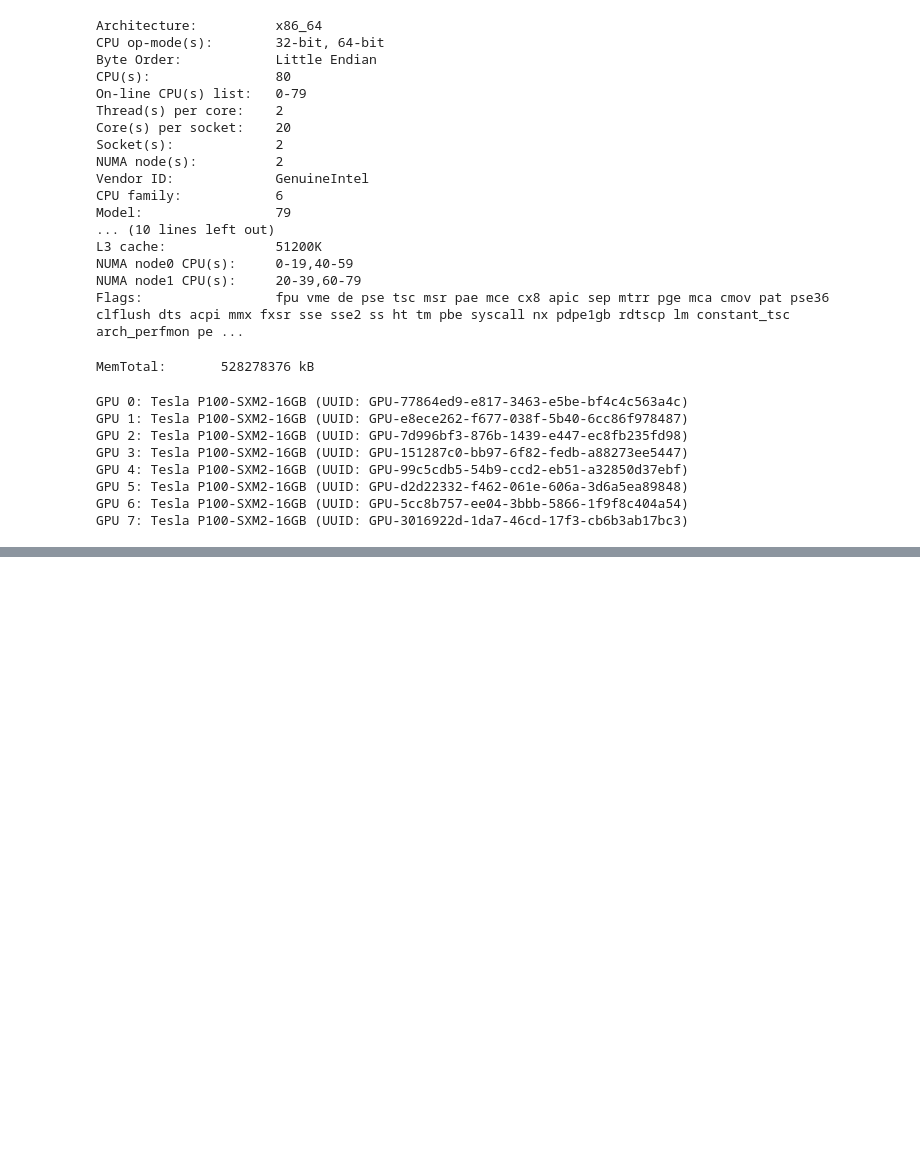
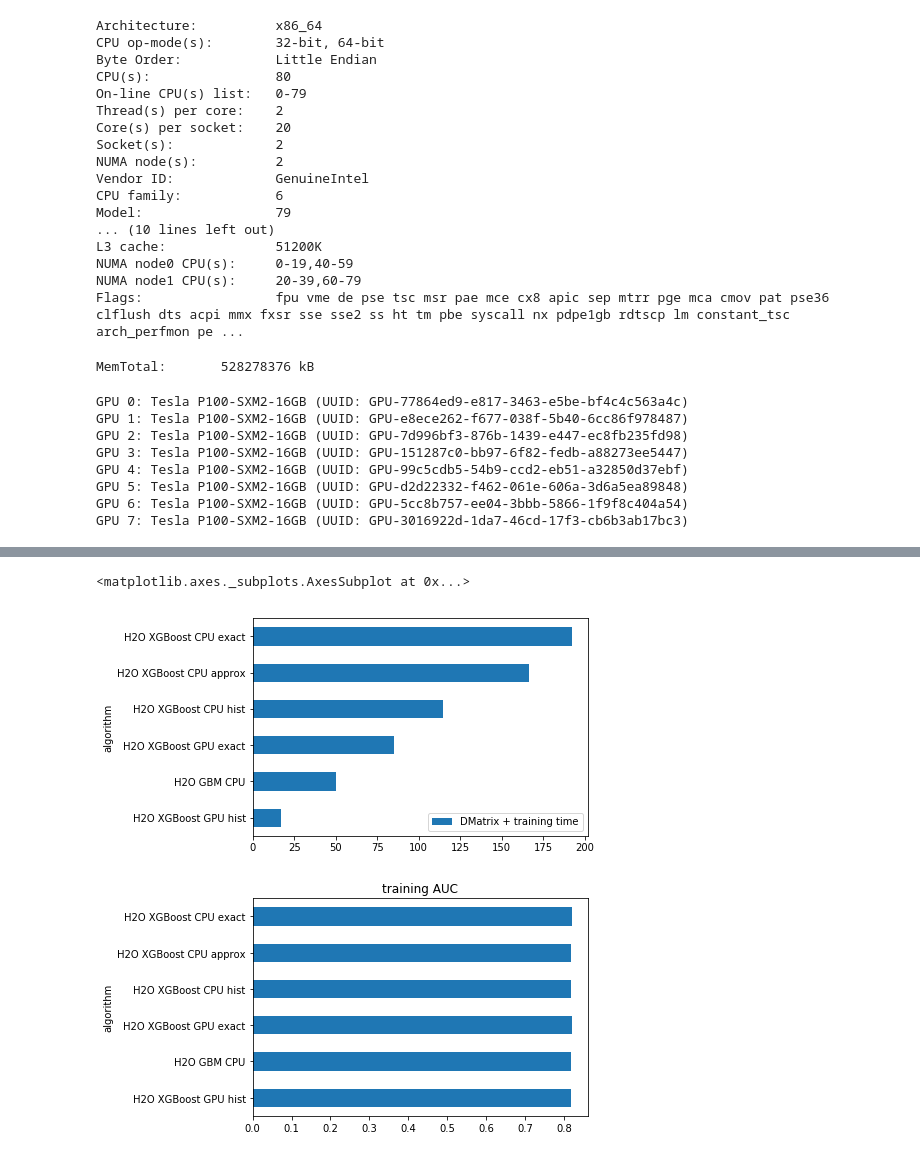
Before and after one commit to h2oai/perf, a Jupyter notebook: xgboost/GPUXGBoost.ipynb, the cells around one changed output, grey strips where cells are left out. Drawn from its saved outputs; the diff is of its cells as text; code cells hidden in the pictures; blank space fills up the shorter version.

Commit message:
Add H2O Benchmarks - XGBoost GPU histogram method is 10x faster than H2O's CPU implementation.

```diff
--- a/xgboost/GPUXGBoost.ipynb
+++ b/xgboost/GPUXGBoost.ipynb
@@ -297,0 +552,33 @@ data.plot(title="training AUC",kind='barh',x='algorithm',y='training AUC',legend
+# %%
+from h2o.estimators.gbm import H2OGradientBoostingEstimator
+param = {
+      "ntrees":num_round
+    , "max_depth":max_depth
+    , "learn_rate":learn_rate
+    , "sample_rate":0.7
+    , "col_sample_rate_per_tree":0.9
+    , "min_rows":5
+    , "seed":12345
+    , "score_tree_interval":num_round
+}
+
+t_start = time.time()
+model = H2OGradientBoostingEstimator(**param)
+model.train(x = list(range(1,trainhex.shape[1])), y = 0, training_frame = trainhex)
+tt = time.time() - t_start
+print("Time to train (sec): ", tt)
+h2o_train_times.append(tt)
+
+t_start = time.time()
+preds = model.predict(trainhex)[:,2]
+tt = time.time() - t_start
+print("Time to predict (sec): ", tt)
+h2o_score_times.append(tt)
+
+preds = h2o.as_list(preds)
+labels = train_target.values
+auc = metrics.roc_auc_score(labels, preds)
+print("AUC:", auc)
+
+h2o_valid_aucs.append(auc)
+h2o_plot_labels.append("H2O GBM CPU")
@@ -297,0 +591,6 @@ data.plot(title="training AUC",kind='barh',x='algorithm',y='training AUC',legend
+# %%
+data = pd.DataFrame({'algorithm'  :h2o_plot_labels,
+                     'training time':h2o_train_times,
+                     'scoring time':h2o_score_times,
+                     'training AUC' :h2o_valid_aucs}).sort_values(by="training time")
+data
@@ -297,0 +605,7 @@ data.plot(title="training AUC",kind='barh',x='algorithm',y='training AUC',legend
+# %%
+data.plot(label="DMatrix + training time",kind='barh',x='algorithm',y='training time')
+data.plot(title="training AUC",kind='barh',x='algorithm',y='training AUC',legend=False)
+# %% [output]
+<matplotlib.axes._subplots.AxesSubplot at 0x...>
+[figure, added]
+[figure, added]
```
Also changed, not shown: parts of 23 cells of this notebook.
